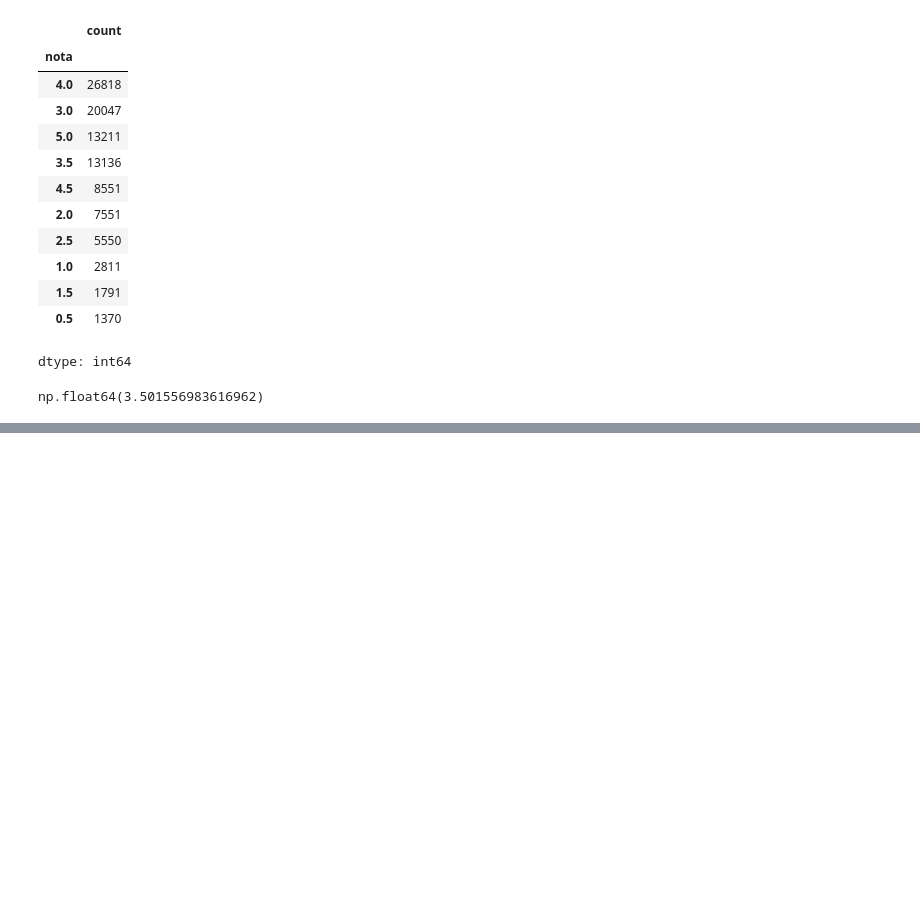
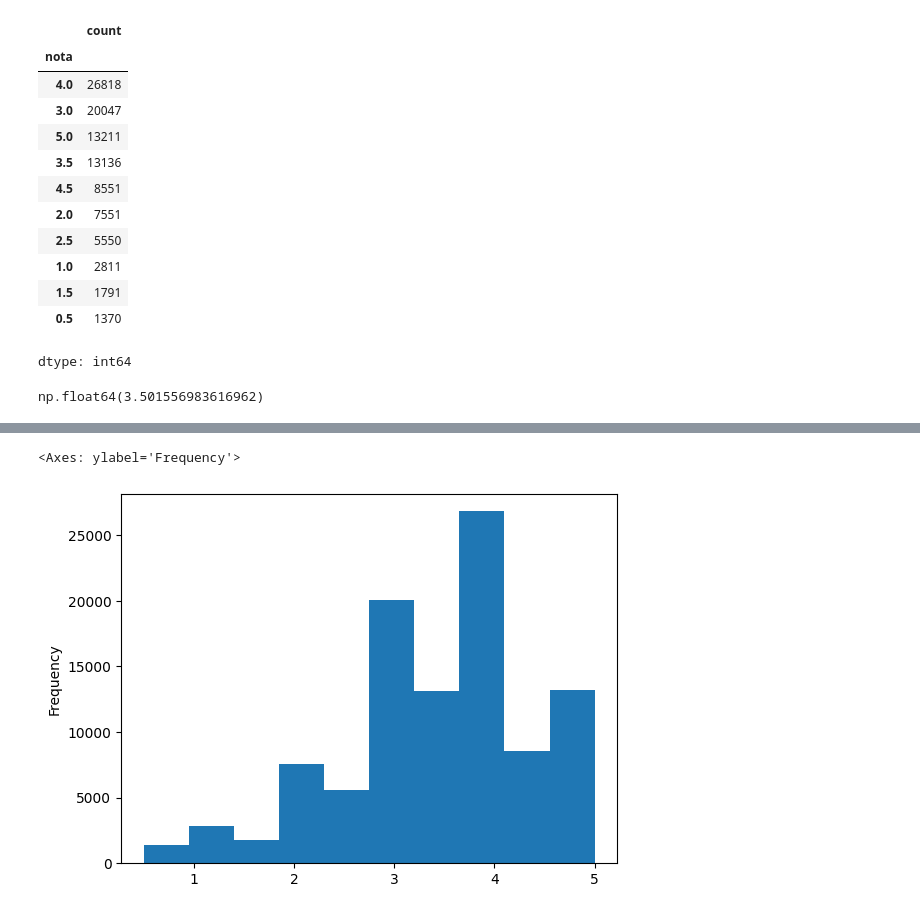
Before and after one commit to ThalitaFD/AC1-09-03, a Jupyter notebook: Untitled0.ipynb, the cells around one changed output, grey strips where cells are left out. Cells and saved outputs as stored; diff of their text form; code cells hidden in the pictures; blank space fills up the shorter version.

```diff
--- a/Untitled0.ipynb
+++ b/Untitled0.ipynb
@@ -76,0 +181,3 @@ np.float64(3.501556983616962)
+# %%
+notas = pd.read_csv("https://raw.githubusercontent.com/alura-cursos/data-science-analise-exploratoria/main/Aula_0/ml-latest-small/ratings.csv")
+notas.head()
@@ -76,0 +191,3 @@ np.float64(3.501556983616962)
+# %%
+notas.columns = ["usuarioId", "filmeId", "nota", "momento"]
+notas.head()
@@ -76,0 +218,5 @@ np.float64(3.501556983616962)
+# %%
+notas["nota"].plot(kind='hist')
+# %% [output]
+<Axes: ylabel='Frequency'>
+[figure, added]
```
Also changed, not shown: parts of 25 cells of this notebook.
